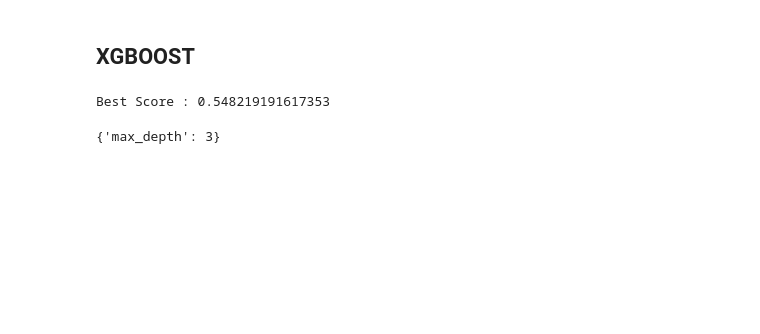
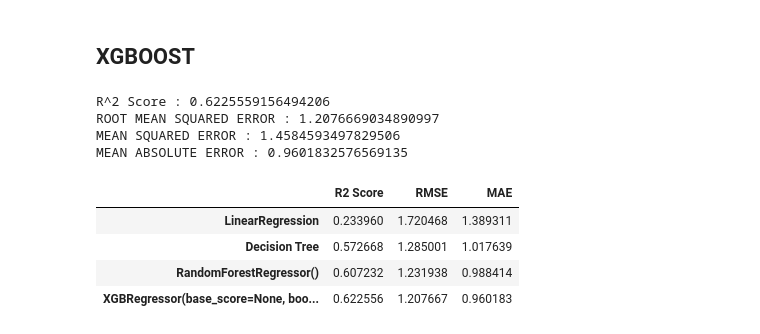
Before and after one commit to harshalgrover07/Start-Up-Funding, a Jupyter notebook: StartUp.ipynb, the cells around one changed output. Drawn from its saved outputs; the diff is of its cells as text; code cells hidden in the pictures; blank space fills up the shorter version.

```diff
--- a/StartUp.ipynb
+++ b/StartUp.ipynb
@@ -742,8 +742,21 @@ model_scorecard(RandomForestRegressor(),ypred_rf)
 # %%
-best_params_xgb = model_tuning(XGBRegressor(),grid)
+#best_params_xgb = model_tuning(XGBRegressor(),grid)
-# %% [output]
-Best Score : 0.548219191617353
 # %%
-best_params_xgb
+#best_params_xgb
-# %% [output]
-{'max_depth': 3}
+# %%
+ypred_xgb = model_training(XGBRegressor(colsample_bytree= 0.7,learning_rate=0.02,max_depth= 4,n_estimators= 270,subsample= 1))
+# %%
+model_score(ypred_xgb)
+# %% [output]
+R^2 Score : 0.6225559156494206
+ROOT MEAN SQUARED ERROR : 1.2076669034890997
+MEAN SQUARED ERROR : 1.4584593497829506
+MEAN ABSOLUTE ERROR : 0.9601832576569135
+# %%
+model_scorecard(XGBRegressor(),ypred_xgb)
+# %% [output]
+|  | R2 Score | RMSE | MAE |
+| LinearRegression | 0.233960 | 1.720468 | 1.389311 |
+| Decision Tree | 0.572668 | 1.285001 | 1.017639 |
+| RandomForestRegressor() | 0.607232 | 1.231938 | 0.988414 |
+| XGBRegressor(base_score=None, boo... | 0.622556 | 1.207667 | 0.960183 |
```
Also changed, not shown: parts of 19 cells of this notebook, 3 other files.
